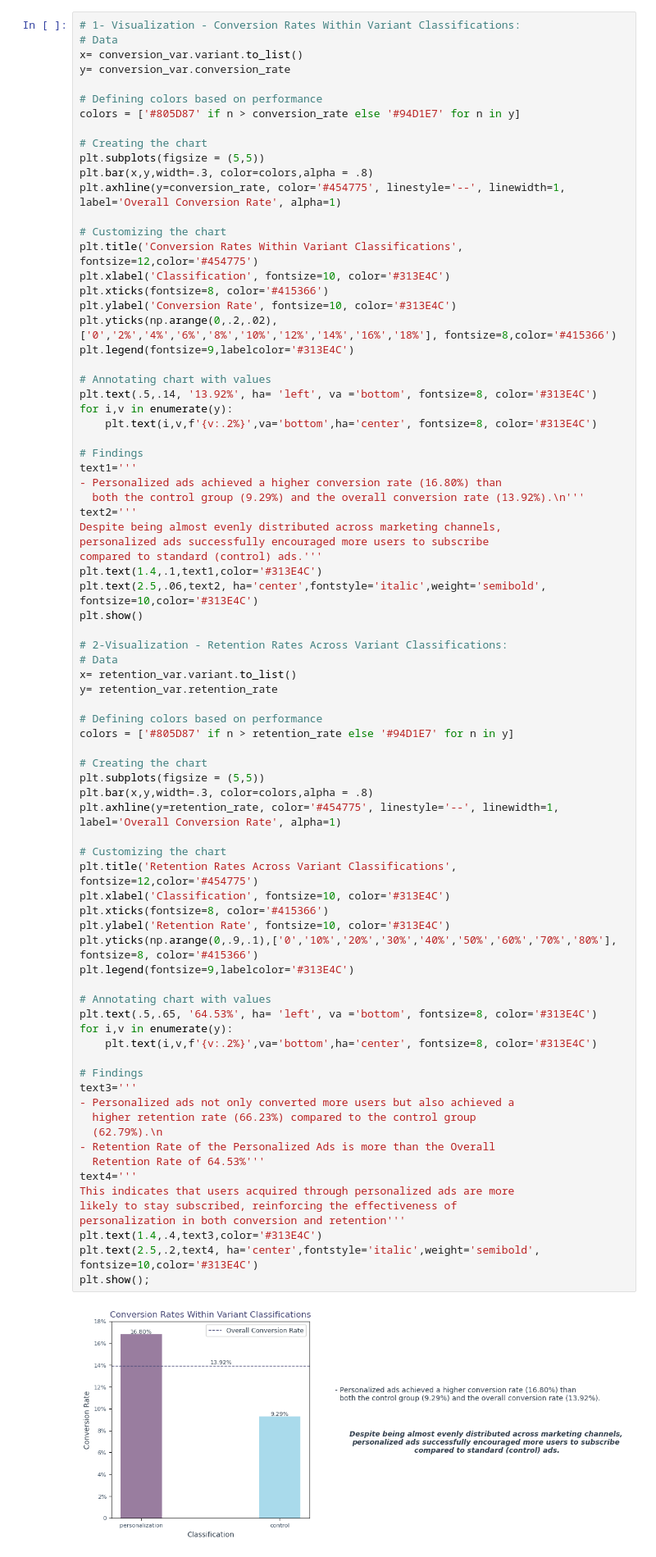
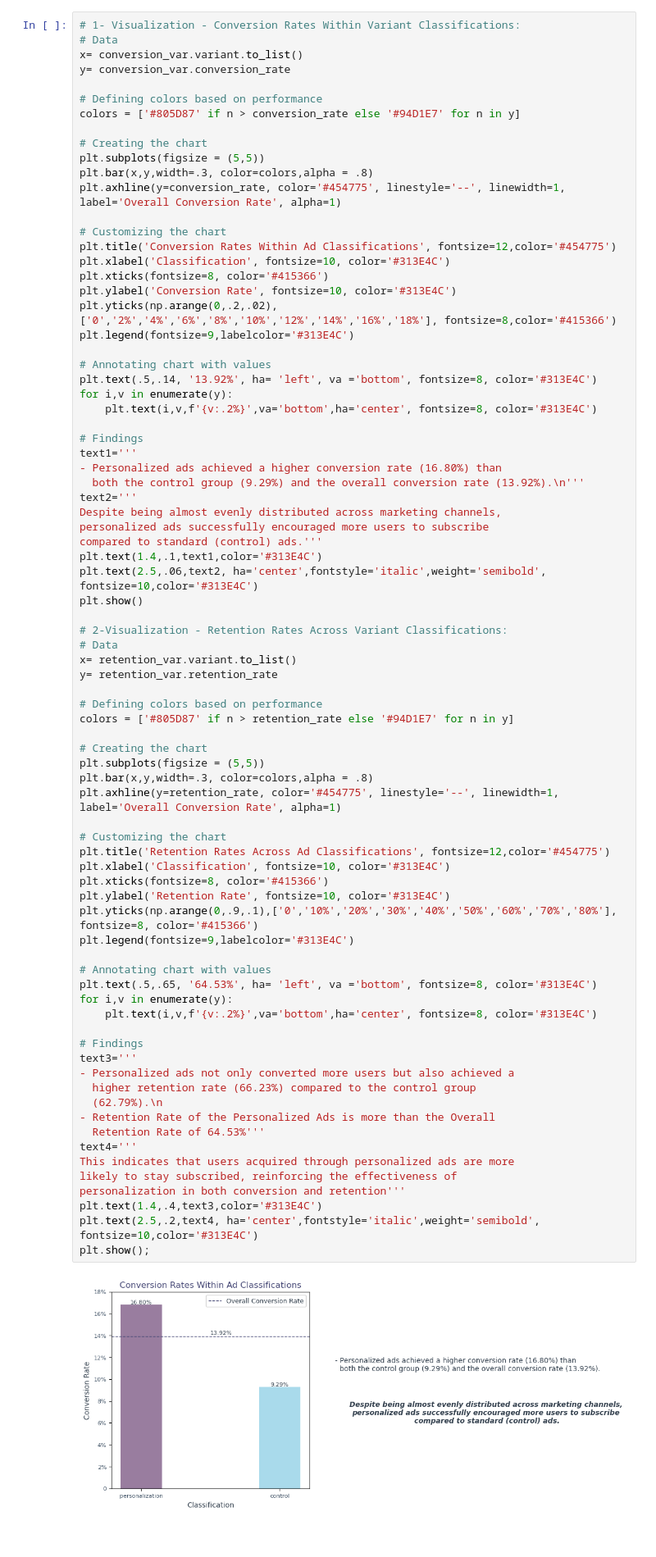
Before and after one commit to hend-a-ghafour/Analyzing_Marketing_Campaigns, a Jupyter notebook: Analyzing_Marketing_Campaigns.ipynb, the cells around one changed output. Shown at 82% size. Drawn from its saved outputs; the diff is of its cells as text.

```diff
--- a/Analyzing_Marketing_Campaigns.ipynb
+++ b/Analyzing_Marketing_Campaigns.ipynb
@@ -1060,7 +1061,7 @@ plt.bar(x,y,width=.3, color=colors,alpha = .8)
 plt.axhline(y=conversion_rate, color='#454775', linestyle='--', linewidth=1, label='Overall Conversion Rate', alpha=1)
 
 # Customizing the chart
-plt.title('Conversion Rates Within Variant Classifications', fontsize=12,color='#454775')
+plt.title('Conversion Rates Within Ad Classifications', fontsize=12,color='#454775')
 plt.xlabel('Classification', fontsize=10, color='#313E4C')
 plt.xticks(fontsize=8, color='#415366')
 plt.ylabel('Conversion Rate', fontsize=10, color='#313E4C')
@@ -1097,32 +1098,32 @@ plt.subplots(figsize = (5,5))
 plt.bar(x,y,width=.3, color=colors,alpha = .8)
 plt.axhline(y=retention_rate, color='#454775', linestyle='--', linewidth=1, label='Overall Conversion Rate', alpha=1)
 
 # Customizing the chart
-plt.title('Retention Rates Across Variant Classifications', fontsize=12,color='#454775')
+plt.title('Retention Rates Across Ad Classifications', fontsize=12,color='#454775')
 plt.xlabel('Classification', fontsize=10, color='#313E4C')
 plt.xticks(fontsize=8, color='#415366')
 plt.ylabel('Retention Rate', fontsize=10, color='#313E4C')
 plt.yticks(np.arange(0,.9,.1),['0','10%','20%','30%','40%','50%','60%','70%','80%'], fontsize=8, color='#415366')
 plt.legend(fontsize=9,labelcolor='#313E4C')
 
 # Annotating chart with values
 plt.text(.5,.65, '64.53%', ha= 'left', va ='bottom', fontsize=8, color='#313E4C')
 for i,v in enumerate(y):
     plt.text(i,v,f'{v:.2%}',va='bottom',ha='center', fontsize=8, color='#313E4C')
 
 # Findings
 text3='''
 - Personalized ads not only converted more users but also achieved a
   higher retention rate (66.23%) compared to the control group
   (62.79%).\n
 - Retention Rate of the Personalized Ads is more than the Overall
   Retention Rate of 64.53%'''
 text4='''
 This indicates that users acquired through personalized ads are more
 likely to stay subscribed, reinforcing the effectiveness of
 personalization in both conversion and retention'''
 plt.text(1.4,.4,text3,color='#313E4C')
 plt.text(2.5,.2,text4, ha='center',fontstyle='italic',weight='semibold', fontsize=10,color='#313E4C')
 plt.show();
 # %% [output]
-[figure, old version]
+[figure, new version]
```
Also changed, not shown: parts of 28 cells of this notebook.
